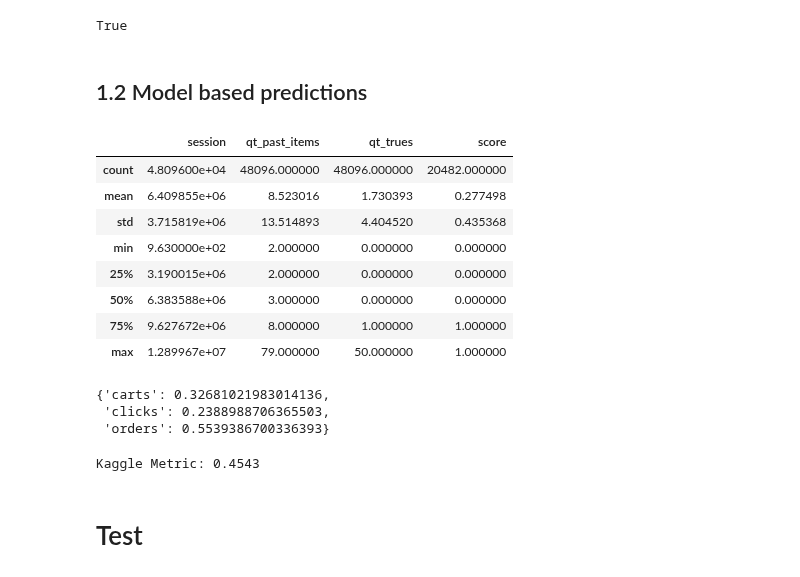
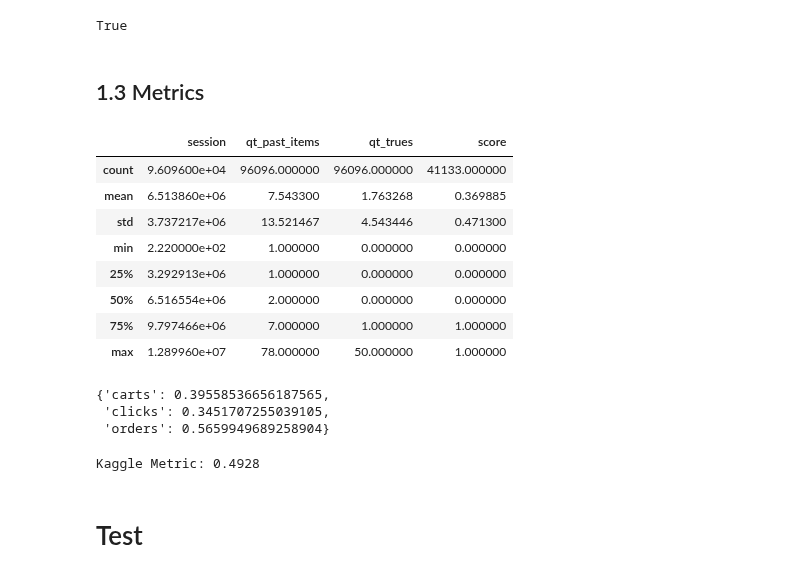
Before and after one commit to EnricRovira/025_Kaggle-OTTO-Recsys-2022, a Jupyter notebook: 1_Scripts/2_Ranker.ipynb, the cells around one changed output. Cells and saved outputs as stored; diff of their text form; code cells hidden in the pictures.

```diff
--- a/1_Scripts/2_Ranker.ipynb
+++ b/1_Scripts/2_Ranker.ipynb
@@ -160,8 +217,12 @@ WARNING:tensorflow:Value in checkpoint could not be found in the restored object
 arr_embedding = model.layers[1].weights[0].numpy()
 index = AnnoyIndex(arr_embedding.shape[1], 'euclidean')
 
-for idx, aid in dict_map.items():
-    index.add_item(idx, arr_embedding[idx])
+# for idx, aid in dict_map.items():
+#     index.add_item(idx, arr_embedding[idx])
+
+for idx in tqdm(range(1, NUM_ITEMS)):
+    aid = idx - 1
+    index.add_item(aid, arr_embedding[idx])
 
 index.build(10)
 # %% [output]
@@ -183,10 +244,7 @@ for session, seq_items, seq_types in tqdm(zip(list_sessions_val, list_items_val,
         weights=np.logspace(0.1, 1, len(seq_items), base=2, endpoint=True)-1
         aids_temp=defaultdict(lambda: 0)
         for aid,w,t in zip(seq_items, weights, seq_types):
-            if dict_map_inv[aid+1] == 0:
-                aids_temp[aid] = 0
-            else:
-                aids_temp[aid] += w * type_weight_multipliers[t]
+            aids_temp[aid] += w * type_weight_multipliers[t]
 
         sorted_aids=[k for k, v in sorted(aids_temp.items(), key=lambda item: -item[1])]
         list_labels.append(sorted_aids[:num_candidates])
@@ -201,7 +259,7 @@ for session, seq_items, seq_types in tqdm(zip(list_sessions_val, list_items_val,
         most_recent_aid = seq_items_new[0]
 
         # and look for some neighbors!
-        nns = [dict_map[i]-1 for i in index.get_nns_by_item(dict_map_inv[most_recent_aid+1], num_candidates+1)[1:]]
+        nns = [i-1 for i in index.get_nns_by_item(most_recent_aid, num_candidates+1, search_k=-1)[1:]]
 
         list_labels.append((seq_items_new+nns)[:num_candidates])
 
@@ -216,5 +274,5 @@ df_val_rule = pd.DataFrame({
     'prediction' : list_labels,
     'qt_past_items' : list_len_past_items
 })
+
+# 100%|██████████| 647081/647081 [00:22<00:00, 28792.13it/s]
-# %% [markdown]
-## 1.2 Model based predictions
@@ -274,3 +279,5 @@ df_val_model['qt_trues'] = df_val_model['trues'].apply(lambda x : len(x))
+# %% [markdown]
+## 1.3 Metrics
 # %%
 from collections import Counter
 def emsemble_predictions(qt_past_items, type, list_pred_model, list_pred_embs):
@@ -297,46 +304,46 @@ def emsemble_predictions(qt_past_items, type, list_pred_model, list_pred_embs):
 # %%
 df_val_merge = df_val_rule.merge(df_val_model, how='inner', on='session')
 # df_val_merge['predictions_final'] = df_val_merge.progress_apply(lambda x : list(dict.fromkeys(x['predictions'] + x['prediction'])), axis=1)
 df_val_merge['predictions_final'] = df_val_merge.progress_apply(lambda x : emsemble_predictions(x['qt_past_items'], x['type'], x['predictions'], x['prediction']), axis=1)
-df_val_merge['score'] = df_val_merge.progress_apply(lambda x: get_score_metric(x['trues'], x['prediction'], x['type']), axis=1)
+df_val_merge['score'] = df_val_merge.progress_apply(lambda x: get_score_metric(x['trues'], x['predictions_final'], x['type']), axis=1)
 
 display(df_val_merge.describe())
 dict_scores = df_val_merge.groupby('type')['score'].mean().to_dict()
 display(dict_scores)
 kaggle_metric = 0.1*dict_scores['clicks'] + 0.3*dict_scores['carts'] + 0.6*dict_scores['orders']
 print(f'Kaggle Metric: {kaggle_metric:.4f}')
 
 # # Model
-# {'carts': 0.3683012752247585,
-#  'clicks': 0.3424666324435318,
-#  'orders': 0.5014747706404687}
-# Kaggle Metric: 0.4456
+# {'carts': 0.36967699795805764,
+#  'clicks': 0.3317656031524088,
+#  'orders': 0.49884798425002636}
+# Kaggle Metric: 0.4434
 
 # rule + embeddings
-# 'carts': 0.32729819648775277,
-#  'clicks': 0.24095225872689938,
-#  'orders': 0.5545695848601377}
-# Kaggle Metric: 0.4550
+# {'carts': 0.33723911424885844,
+#  'clicks': 0.2439938985636202,
+#  'orders': 0.5639535939043883}
+# Kaggle Metric: 0.4639
 
 # final - ensemble
-# {'carts': 0.3845184630575515,
-#  'clicks': 0.34785677618069816,
-#  'orders': 0.557209662973402}
-# Kaggle Metric: 0.4845
+# {'carts': 0.39870859533618364,
+#  'clicks': 0.34835388331002926,
+#  'orders': 0.5649640172185767}
+# Kaggle Metric: 0.4934
 # %% [output]
 |  | session | qt_past_items | qt_trues | score |
-| count | 4.809600e+04 | 48096.000000 | 48096.000000 | 20482.000000 |
-| mean | 6.409855e+06 | 8.523016 | 1.730393 | 0.277498 |
-| std | 3.715819e+06 | 13.514893 | 4.404520 | 0.435368 |
-| min | 9.630000e+02 | 2.000000 | 0.000000 | 0.000000 |
-| 25% | 3.190015e+06 | 2.000000 | 0.000000 | 0.000000 |
-| 50% | 6.383588e+06 | 3.000000 | 0.000000 | 0.000000 |
-| 75% | 9.627672e+06 | 8.000000 | 1.000000 | 1.000000 |
-| max | 1.289967e+07 | 79.000000 | 50.000000 | 1.000000 |
+| count | 9.609600e+04 | 96096.000000 | 96096.000000 | 41133.000000 |
+| mean | 6.513860e+06 | 7.543300 | 1.763268 | 0.369885 |
+| std | 3.737217e+06 | 13.521467 | 4.543446 | 0.471300 |
+| min | 2.220000e+02 | 1.000000 | 0.000000 | 0.000000 |
+| 25% | 3.292913e+06 | 1.000000 | 0.000000 | 0.000000 |
+| 50% | 6.516554e+06 | 2.000000 | 0.000000 | 0.000000 |
+| 75% | 9.797466e+06 | 7.000000 | 1.000000 | 1.000000 |
+| max | 1.289960e+07 | 78.000000 | 50.000000 | 1.000000 |
-{'carts': 0.32681021983014136,
- 'clicks': 0.2388988706365503,
- 'orders': 0.5539386700336393}
+{'carts': 0.39558536656187565,
+ 'clicks': 0.3451707255039105,
+ 'orders': 0.5659949689258904}
-Kaggle Metric: 0.4543
+Kaggle Metric: 0.4928
 # %% [markdown]
 # Test
 # %%
```
Also changed, not shown: parts of 8 cells of this notebook, 2 other files.
